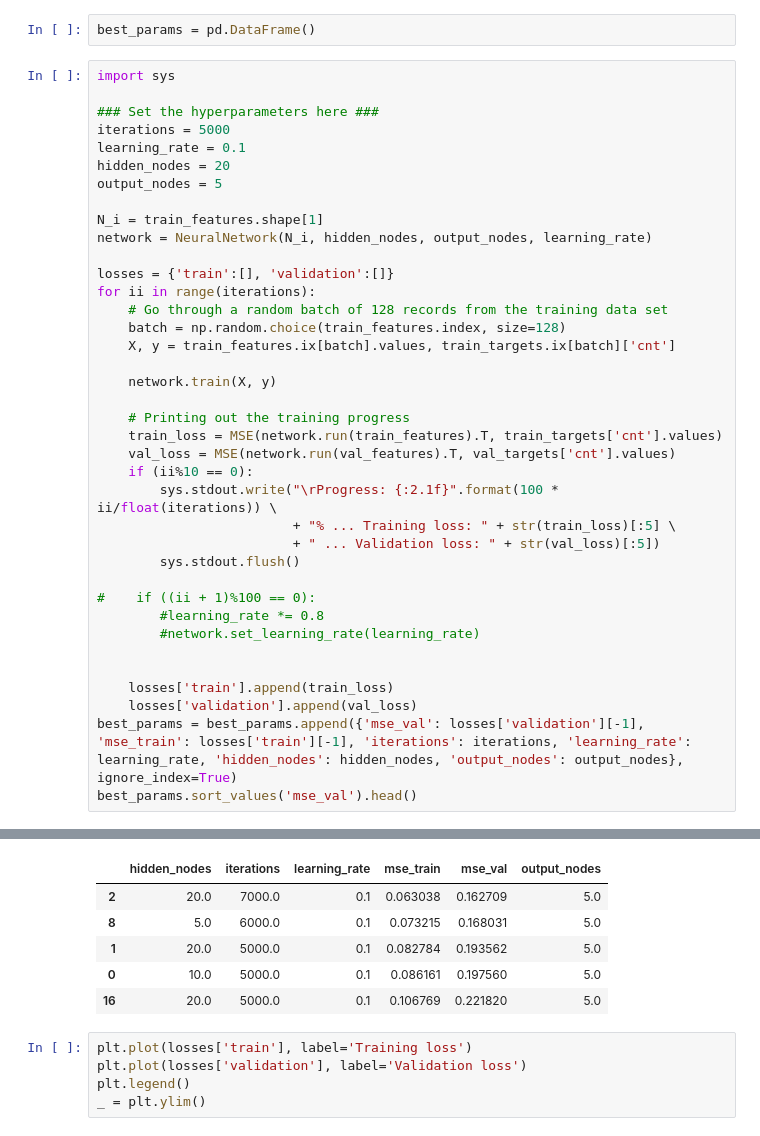
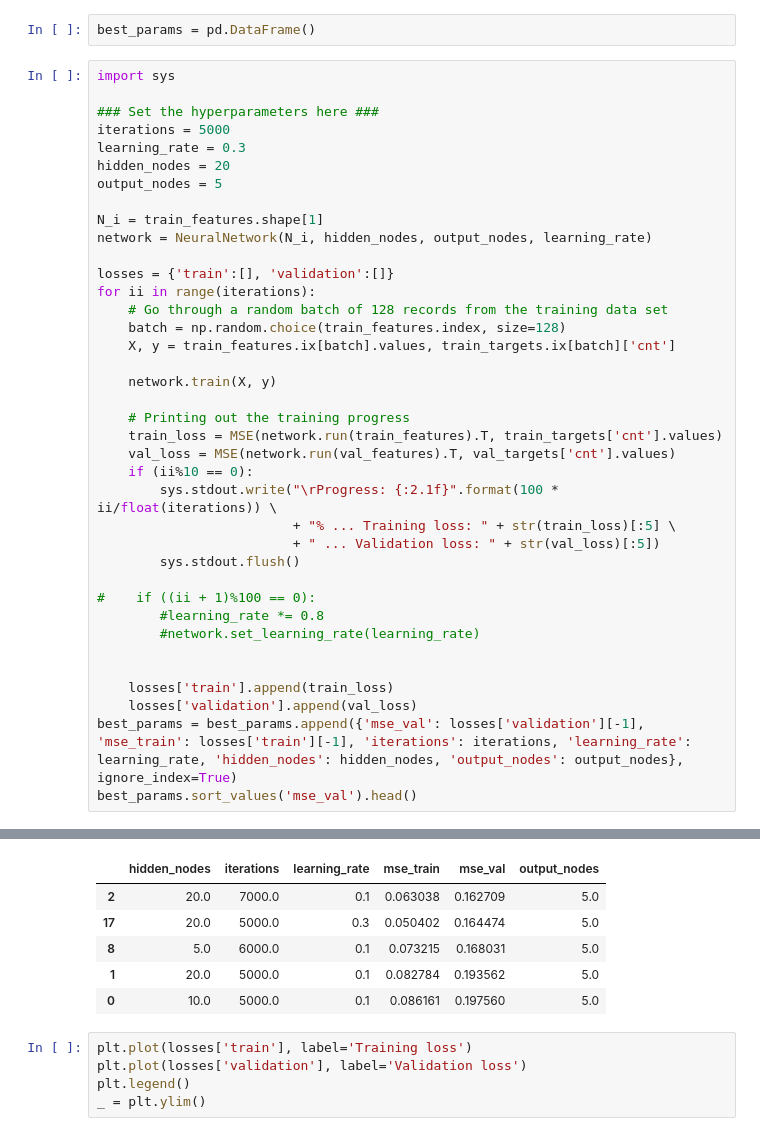
Before and after one commit to rodrigopalhares/deep-learning, a Jupyter notebook: first-neural-network/Your_first_neural_network.ipynb, the cells around one changed output, grey strips where cells are left out. Cells and saved outputs as stored; diff of their text form.

```diff
--- a/first-neural-network/Your_first_neural_network.ipynb
+++ b/first-neural-network/Your_first_neural_network.ipynb
@@ -300,7 +300,7 @@ import sys
 
 ### Set the hyperparameters here ###
 iterations = 5000
-learning_rate = 0.1
+learning_rate = 0.3
 hidden_nodes = 20
 output_nodes = 5
 
@@ -338,9 +338,9 @@ Progress: 99.8% ... Training loss: 0.105 ... Validation loss: 0.236
 |  | hidden_nodes | iterations | learning_rate | mse_train | mse_val | output_nodes |
 | 2 | 20.0 | 7000.0 | 0.1 | 0.063038 | 0.162709 | 5.0 |
+| 17 | 20.0 | 5000.0 | 0.3 | 0.050402 | 0.164474 | 5.0 |
 | 8 | 5.0 | 6000.0 | 0.1 | 0.073215 | 0.168031 | 5.0 |
 | 1 | 20.0 | 5000.0 | 0.1 | 0.082784 | 0.193562 | 5.0 |
 | 0 | 10.0 | 5000.0 | 0.1 | 0.086161 | 0.197560 | 5.0 |
-| 16 | 20.0 | 5000.0 | 0.1 | 0.106769 | 0.221820 | 5.0 |
 # %%
 plt.plot(losses['train'], label='Training loss')
 plt.plot(losses['validation'], label='Validation loss')
```
Also changed, not shown: parts of 1 cell of this notebook, 2 other files.
